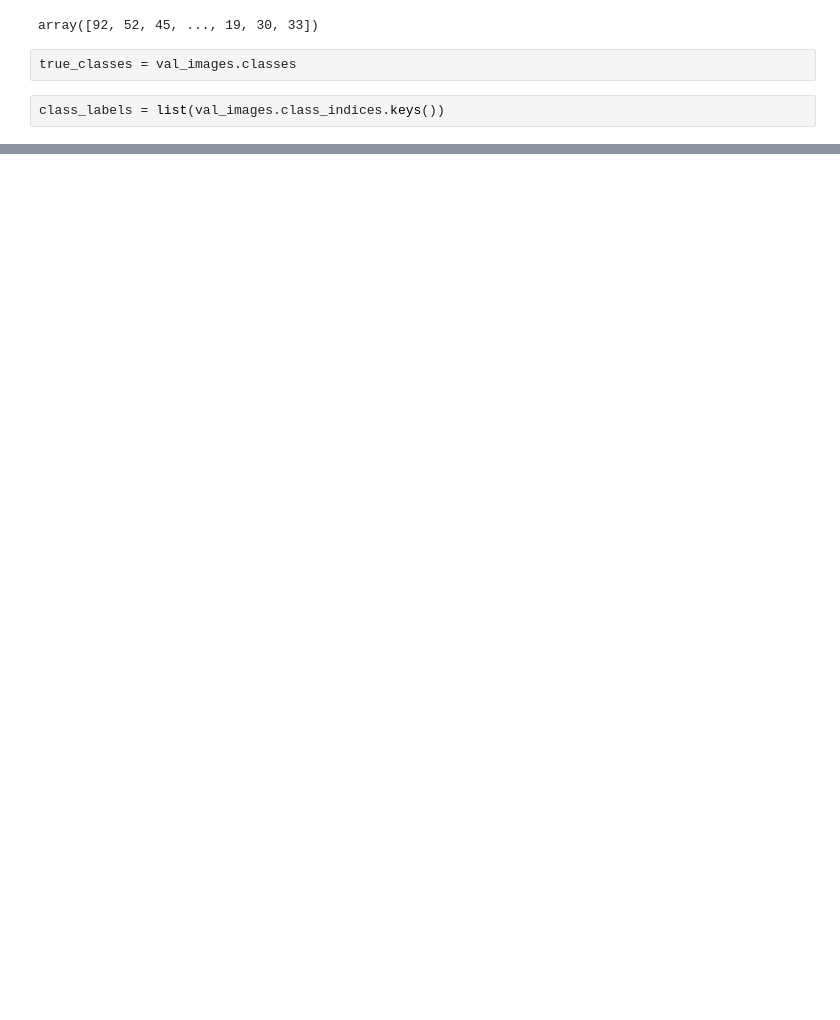
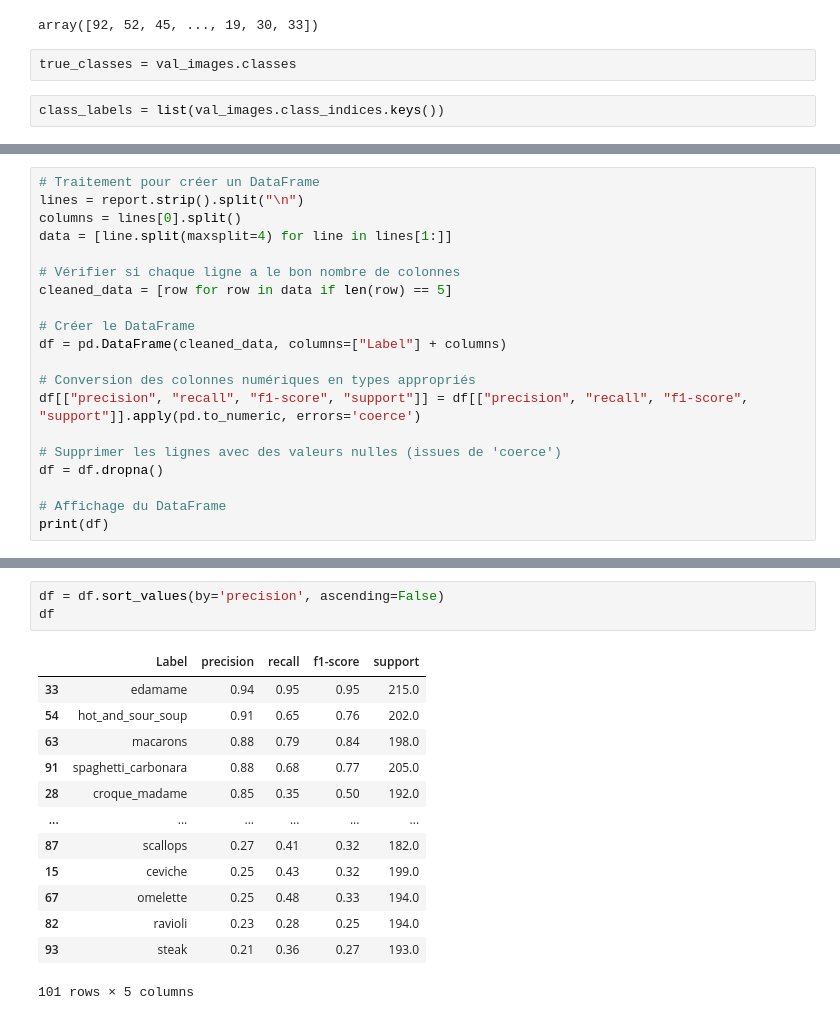
Before and after one commit to VictorTHER/foodbuddy, a Jupyter notebook: food_101.ipynb, the cells around one changed output, grey strips where cells are left out. Drawn from its saved outputs; the diff is of its cells as text; blank space fills up the shorter version.

```diff
--- a/food_101.ipynb
+++ b/food_101.ipynb
@@ -460,0 +455,20 @@ print(report)
+# %%
+# Traitement pour créer un DataFrame
+lines = report.strip().split("\n")
+columns = lines[0].split()
+data = [line.split(maxsplit=4) for line in lines[1:]]
+
+# Vérifier si chaque ligne a le bon nombre de colonnes
+cleaned_data = [row for row in data if len(row) == 5]
+
+# Créer le DataFrame
+df = pd.DataFrame(cleaned_data, columns=["Label"] + columns)
+
+# Conversion des colonnes numériques en types appropriés
+df[["precision", "recall", "f1-score", "support"]] = df[["precision", "recall", "f1-score", "support"]].apply(pd.to_numeric, errors='coerce')
+
+# Supprimer les lignes avec des valeurs nulles (issues de 'coerce')
+df = df.dropna()
+
+# Affichage du DataFrame
+print(df)
@@ -460,0 +490,17 @@ print(report)
+# %%
+df = df.sort_values(by='precision', ascending=False)
+df
+# %% [output]
+|  | Label | precision | recall | f1-score | support |
+| 33 | edamame | 0.94 | 0.95 | 0.95 | 215.0 |
+| 54 | hot_and_sour_soup | 0.91 | 0.65 | 0.76 | 202.0 |
+| 63 | macarons | 0.88 | 0.79 | 0.84 | 198.0 |
+| 91 | spaghetti_carbonara | 0.88 | 0.68 | 0.77 | 205.0 |
+| 28 | croque_madame | 0.85 | 0.35 | 0.50 | 192.0 |
+| ... | ... | ... | ... | ... | ... |
+| 87 | scallops | 0.27 | 0.41 | 0.32 | 182.0 |
+| 15 | ceviche | 0.25 | 0.43 | 0.32 | 199.0 |
+| 67 | omelette | 0.25 | 0.48 | 0.33 | 194.0 |
+| 82 | ravioli | 0.23 | 0.28 | 0.25 | 194.0 |
+| 93 | steak | 0.21 | 0.36 | 0.27 | 193.0 |
+101 rows × 5 columns
```
Also changed, not shown: parts of 18 cells of this notebook, 2 other files.
